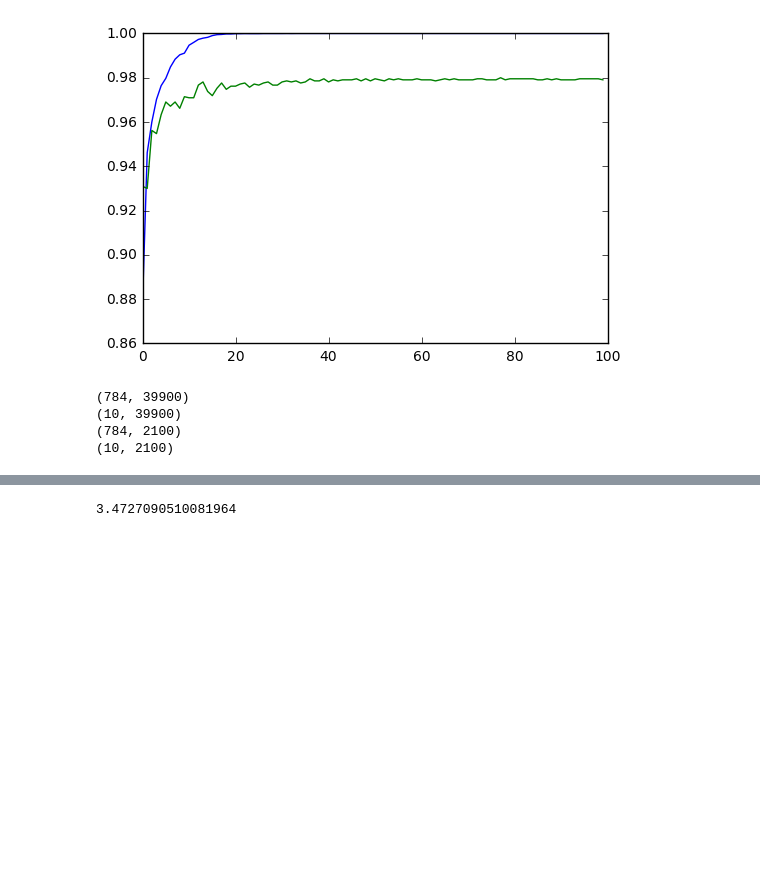
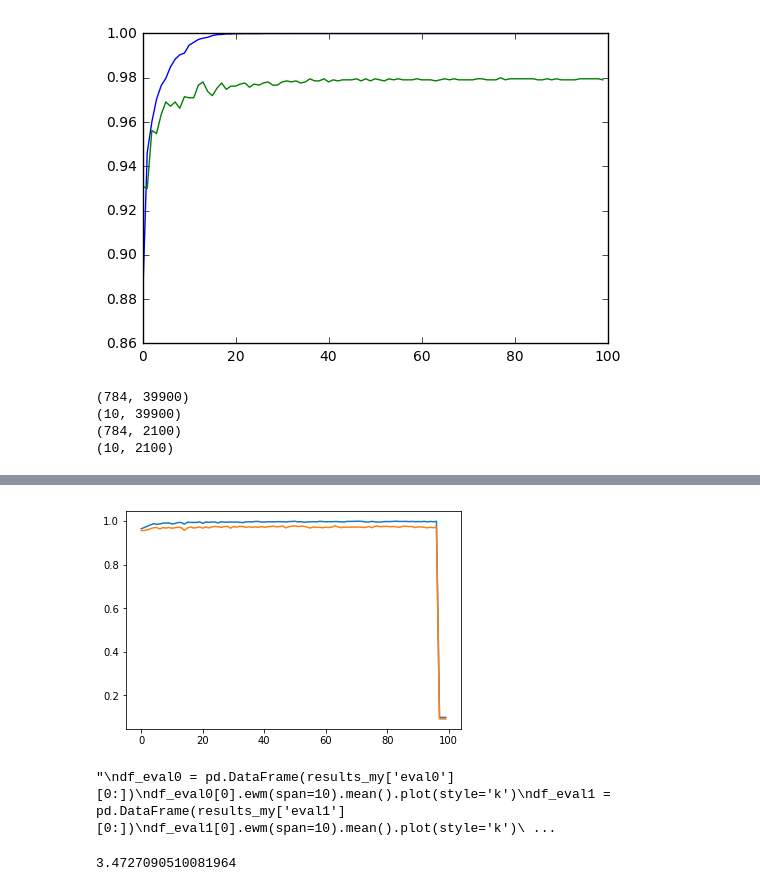
Before and after one commit to mircean/DeepLearning, a Jupyter notebook: MNIST/MNIST.ipynb, the cells around one changed output, grey strips where cells are left out. Cells and saved outputs as stored; diff of their text form; code cells hidden in the pictures; blank space fills up the shorter version.

```diff
--- a/MNIST/MNIST.ipynb
+++ b/MNIST/MNIST.ipynb
@@ -296,3 +317,16 @@ plt.show()
+# %%
+plt.plot(results_my['eval0'])
+plt.plot(results_my['eval1'])
+plt.show()
+'''
+df_eval0 = pd.DataFrame(results_my['eval0'][0:])
+df_eval0[0].ewm(span=10).mean().plot(style='k')
+df_eval1 = pd.DataFrame(results_my['eval1'][0:])
+df_eval1[0].ewm(span=10).mean().plot(style='k')
+'''
+# %% [output]
+[figure, added]
+"\ndf_eval0 = pd.DataFrame(results_my['eval0'][0:])\ndf_eval0[0].ewm(span=10).mean().plot(style='k')\ndf_eval1 = pd.DataFrame(results_my['eval1'][0:])\ndf_eval1[0].ewm(span=10).mean().plot(style='k')\ ...
 # %%
 # %% [output]
 3.4727090510081964
```
Also changed, not shown: parts of 11 cells of this notebook, 4 other files.
